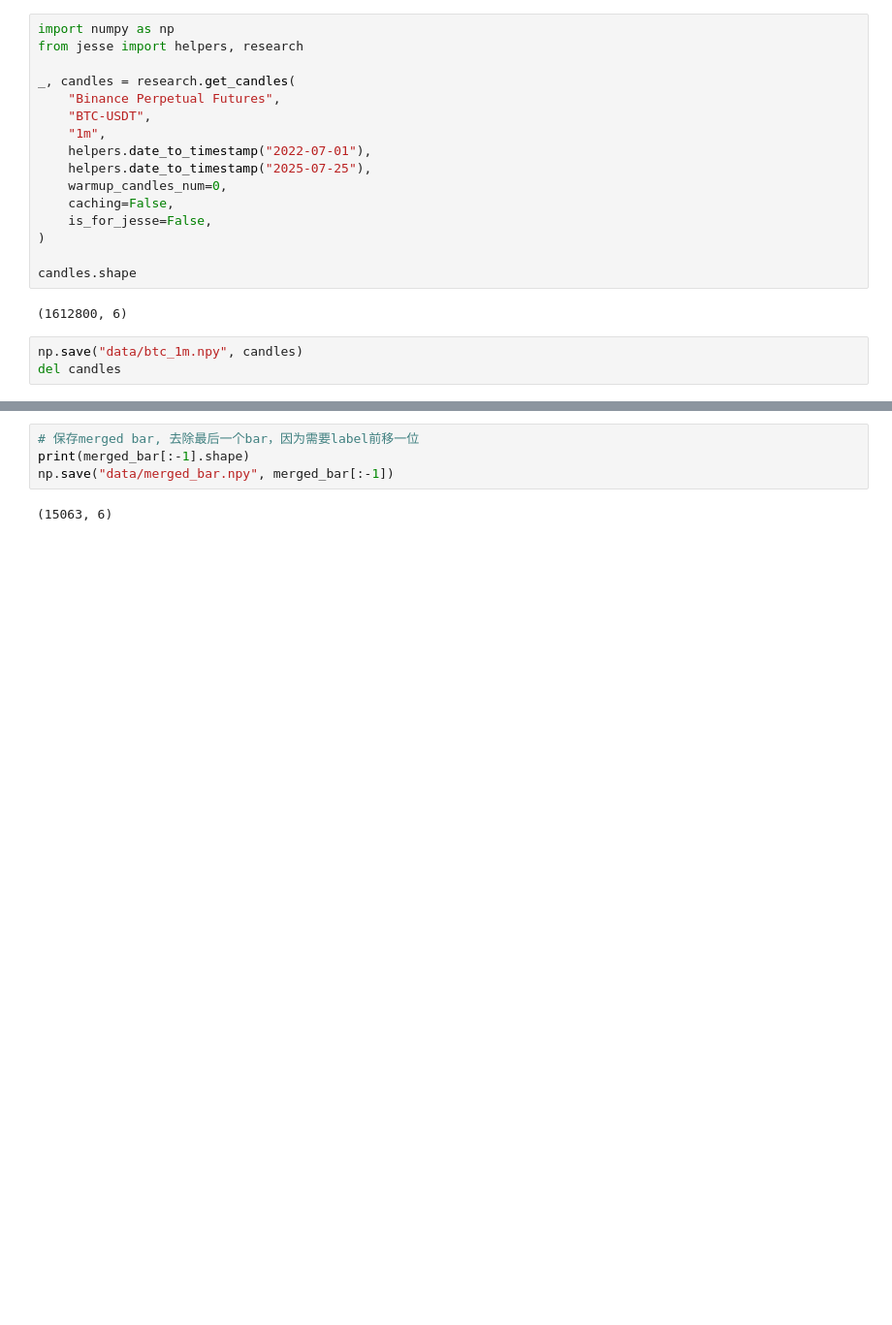
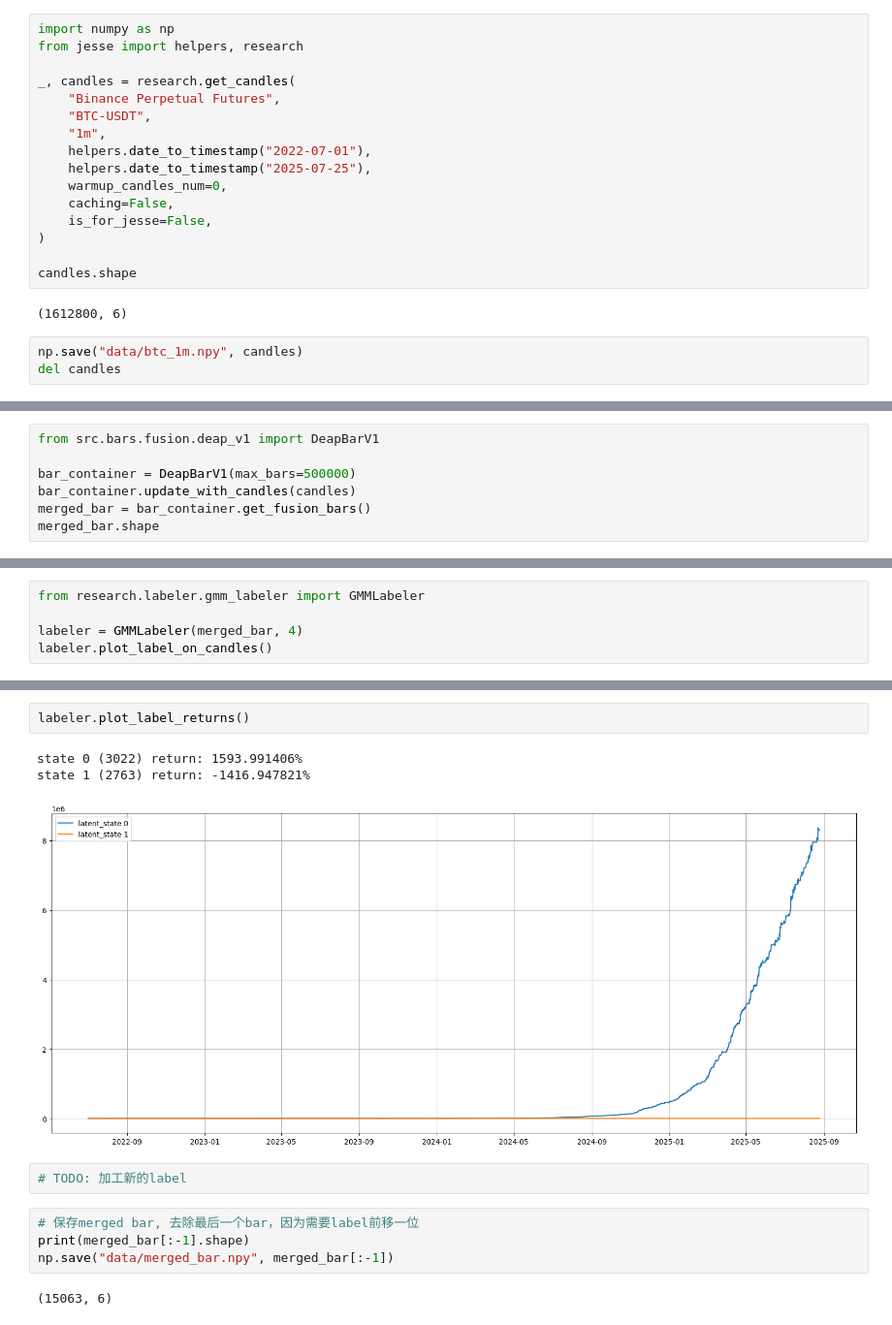
Before and after one commit to ArtiPyHeart/jesse-trade, a Jupyter notebook: 1. labels.ipynb, the cells around one changed output, grey strips where cells are left out. Shown at 97% size. Cells and saved outputs as stored; diff of their text form; blank space fills up the shorter version.

```diff
--- a/1. labels.ipynb
+++ b/1. labels.ipynb
@@ -223,0 +31,7 @@ merged_bar.shape[0] - latent_states_sequence.shape[0] - 1
+# %%
+from src.bars.fusion.deap_v1 import DeapBarV1
+
+bar_container = DeapBarV1(max_bars=500000)
+bar_container.update_with_candles(candles)
+merged_bar = bar_container.get_fusion_bars()
+merged_bar.shape
@@ -223,0 +40,5 @@ merged_bar.shape[0] - latent_states_sequence.shape[0] - 1
+# %%
+from research.labeler.gmm_labeler import GMMLabeler
+
+labeler = GMMLabeler(merged_bar, 4)
+labeler.plot_label_on_candles()
@@ -224,3 +57,11 @@ merged_bar.shape[0] - latent_states_sequence.shape[0] - 1
+# %%
+labeler.plot_label_returns()
+# %% [output]
+state 0 (3022) return: 1593.991406%
+state 1 (2763) return: -1416.947821%
+[figure, added]
+# %%
+# TODO: 加工新的label
 # %%
 # 保存merged bar, 去除最后一个bar，因为需要label前移一位
 print(merged_bar[:-1].shape)
```
Also changed, not shown: parts of 10 cells of this notebook, 1 other file.
